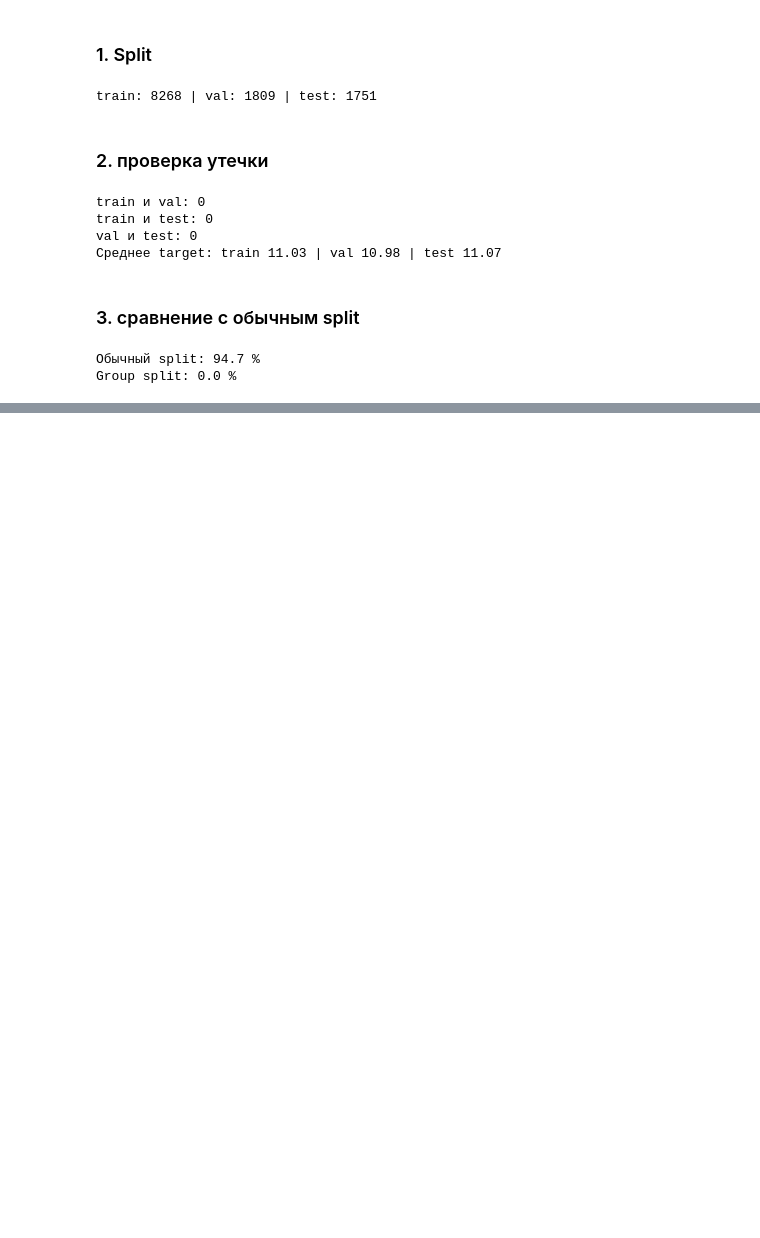
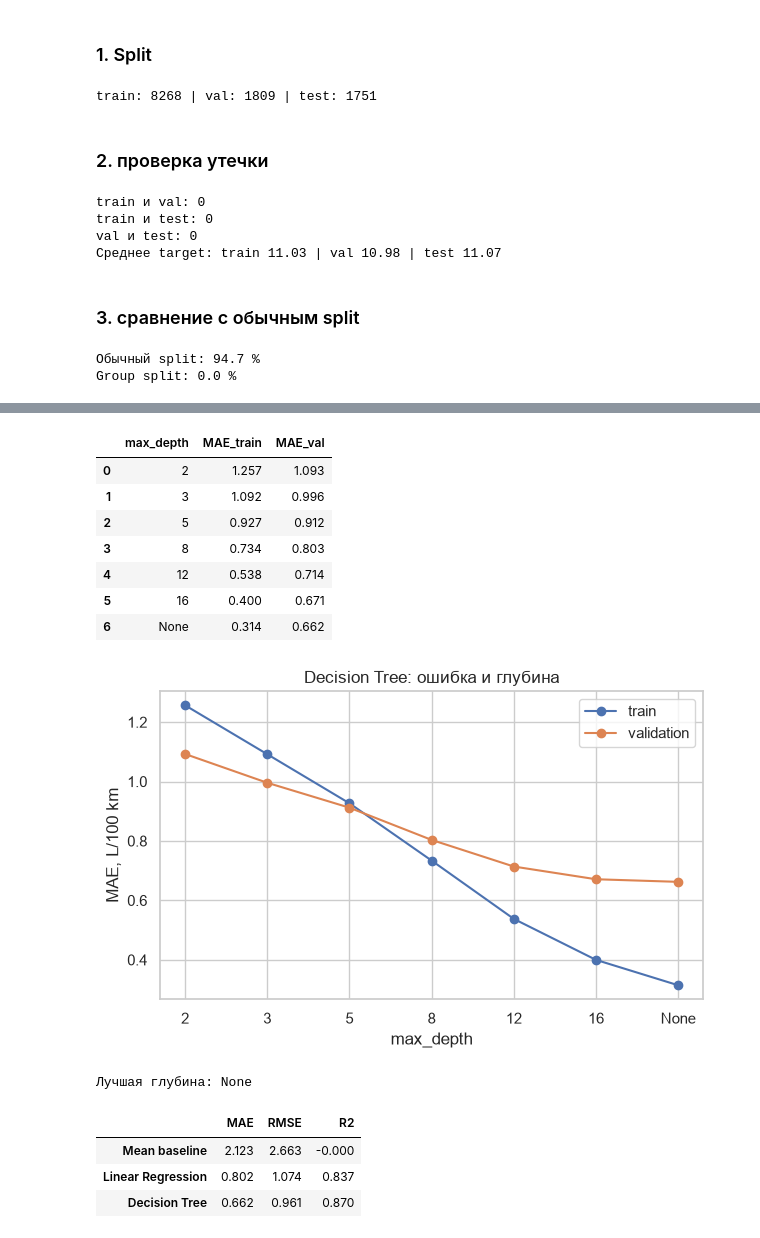
Before and after one commit to isk0nka-dot/Vehicle-Fuel-Efficiency, a Jupyter notebook: notebooks/midterm.ipynb, the cells around one changed output, grey strips where cells are left out. Cells and saved outputs as stored; diff of their text form; code cells hidden in the pictures; blank space fills up the shorter version.

Commit message:
Этап 7: baseline, модели, CV, test, error analysis; убрано масштабирование

```diff
--- a/notebooks/midterm.ipynb
+++ b/notebooks/midterm.ipynb
@@ -774,12 +800,11 @@ preprocessor_knn = ColumnTransformer([
 
 **Зачем:** в 3.7 мы обещали убрать их при сборке признаков. `assert` остановит ноутбук, если утечка туда попадёт.
 # %%
-X = df[num_features + cat_features]
+X = df[num_cols + cat_cols]
 y = df[TARGET]
 
 assert not set(leak_cols) & set(X.columns)
 assert TARGET not in X.columns
-
 print("X:", X.shape, "| y:", y.shape)
 print("Категорий: Vehicle class", X["Vehicle class"].nunique(),
       "| Fuel type", X["Fuel type"].nunique(),
@@ -891,0 +980,4 @@ Group split: 0.0 %
+# %%
+dummy = DummyRegressor(strategy="mean").fit(X_train, y_train)
+results["Mean baseline"] = evaluate(y_val, dummy.predict(X_val))
+pd.DataFrame(results).T.round(3)
@@ -891,0 +1000,5 @@ Group split: 0.0 %
+# %%
+lin = Pipeline([("prep", preprocessor_base), ("model", LinearRegression())])
+lin.fit(X_train, y_train)
+results["Linear Regression"] = evaluate(y_val, lin.predict(X_val))
+pd.DataFrame(results).T.round(3)
@@ -891,0 +1028,44 @@ Group split: 0.0 %
+# %%
+depths = [2, 3, 5, 8, 12, 16, None]
+rows = []
+for d in depths:
+    m = Pipeline([("prep", preprocessor_base),
+                  ("model", DecisionTreeRegressor(max_depth=d, random_state=RANDOM_STATE))])
+    m.fit(X_train, y_train)
+    rows.append({
+        "max_depth": str(d),
+        "MAE_train": mean_absolute_error(y_train, m.predict(X_train)),
+        "MAE_val": mean_absolute_error(y_val, m.predict(X_val)),
+    })
+tree_depth = pd.DataFrame(rows)
+display(tree_depth.round(3))
+
+plt.figure(figsize=(7, 4))
+plt.plot(tree_depth["max_depth"], tree_depth["MAE_train"], marker="o", label="train")
+plt.plot(tree_depth["max_depth"], tree_depth["MAE_val"], marker="o", label="validation")
+plt.xlabel("max_depth"); plt.ylabel("MAE, L/100 km")
+plt.title("Decision Tree: ошибка и глубина"); plt.legend(); plt.show()
+
+best_depth = depths[tree_depth["MAE_val"].idxmin()]
+print("Лучшая глубина:", best_depth)
+
+tree = Pipeline([("prep", preprocessor_base),
+                 ("model", DecisionTreeRegressor(max_depth=best_depth, random_state=RANDOM_STATE))])
+tree.fit(X_train, y_train)
+results["Decision Tree"] = evaluate(y_val, tree.predict(X_val))
+pd.DataFrame(results).T.round(3)
+# %% [output]
+|  | max_depth | MAE_train | MAE_val |
+| 0 | 2 | 1.257 | 1.093 |
+| 1 | 3 | 1.092 | 0.996 |
+| 2 | 5 | 0.927 | 0.912 |
+| 3 | 8 | 0.734 | 0.803 |
+| 4 | 12 | 0.538 | 0.714 |
+| 5 | 16 | 0.400 | 0.671 |
+| 6 | None | 0.314 | 0.662 |
+[figure, added]
+Лучшая глубина: None
+|  | MAE | RMSE | R2 |
+| Mean baseline | 2.123 | 2.663 | -0.000 |
+| Linear Regression | 0.802 | 1.074 | 0.837 |
+| Decision Tree | 0.662 | 0.961 | 0.870 |
```
Also changed, not shown: parts of 30 cells of this notebook.
